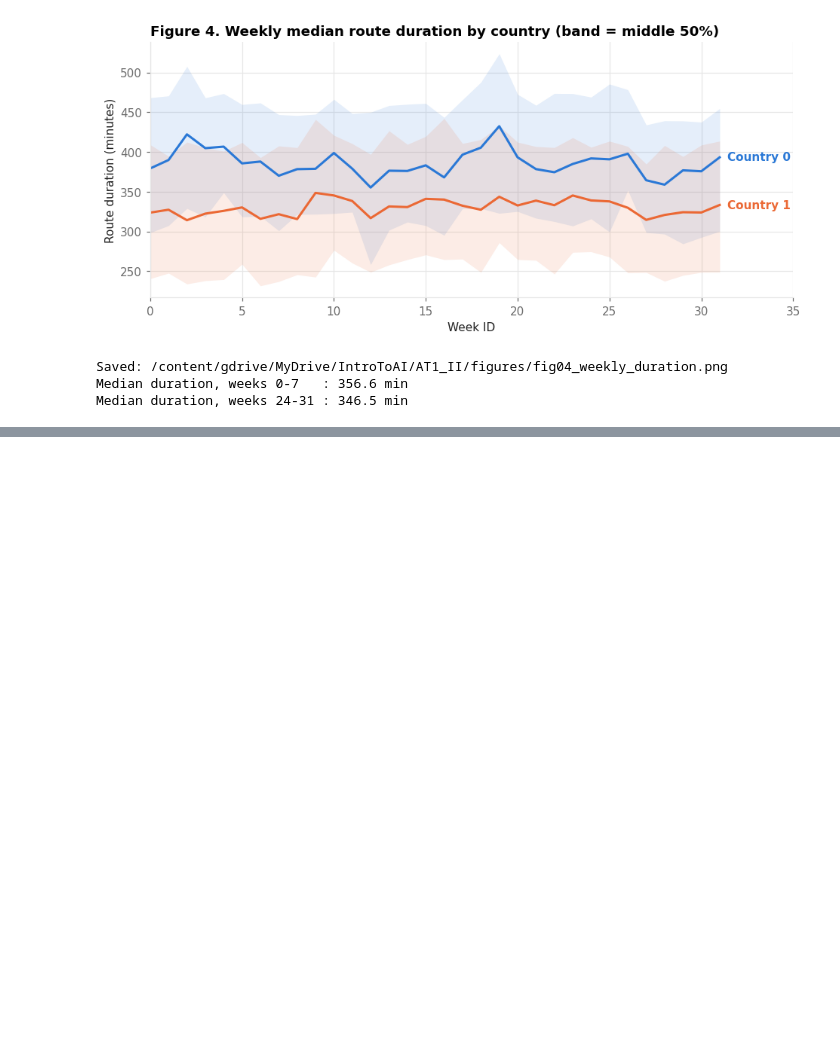
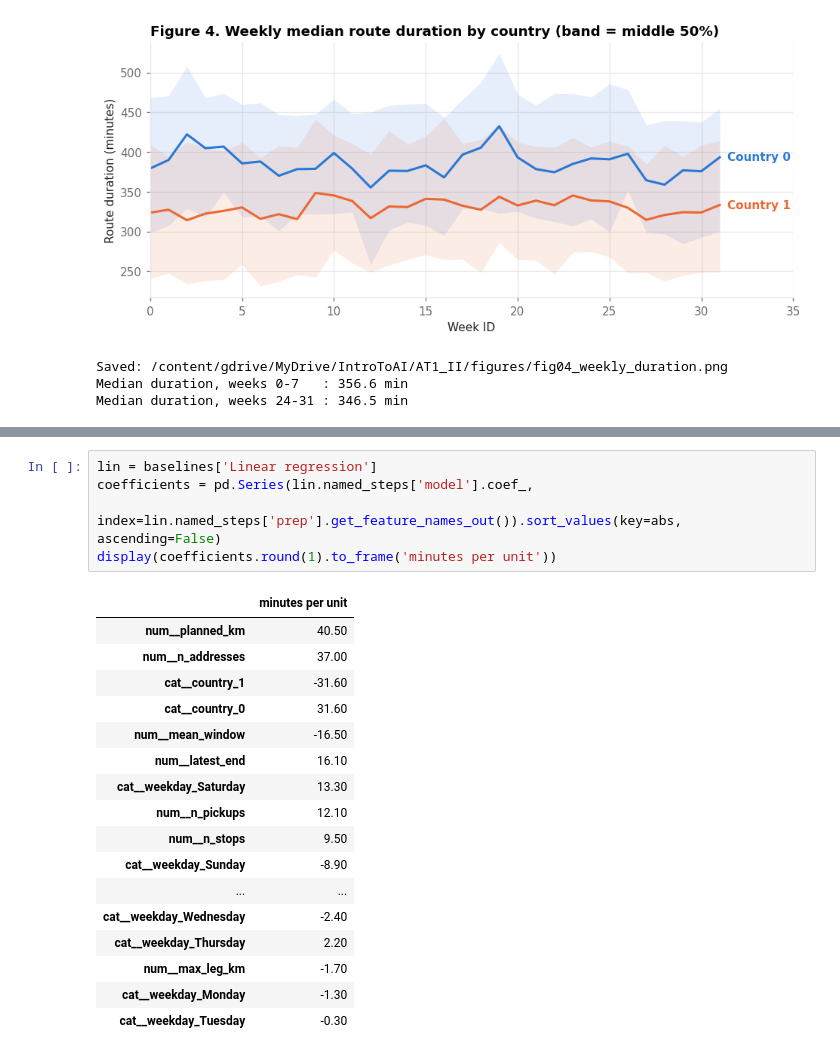
Before and after one commit to brucenguyen0302-code/last-mile-route-duration, a Jupyter notebook: notebooks/AT1_II_route_duration.ipynb, the cells around one changed output, grey strips where cells are left out. Drawn from its saved outputs; the diff is of its cells as text; blank space fills up the shorter version.

```diff
--- a/notebooks/AT1_II_route_duration.ipynb
+++ b/notebooks/AT1_II_route_duration.ipynb
@@ -592,0 +737,23 @@ Median duration, weeks 24-31 : 346.5 min
+# %%
+lin = baselines['Linear regression']
+coefficients = pd.Series(lin.named_steps['model'].coef_,
+                         index=lin.named_steps['prep'].get_feature_names_out()).sort_values(key=abs, ascending=False)
+display(coefficients.round(1).to_frame('minutes per unit'))
+# %% [output]
+|  | minutes per unit |
+| num__planned_km | 40.50 |
+| num__n_addresses | 37.00 |
+| cat__country_1 | -31.60 |
+| cat__country_0 | 31.60 |
+| num__mean_window | -16.50 |
+| num__latest_end | 16.10 |
+| cat__weekday_Saturday | 13.30 |
+| num__n_pickups | 12.10 |
+| num__n_stops | 9.50 |
+| cat__weekday_Sunday | -8.90 |
+| ... | ... |
+| cat__weekday_Wednesday | -2.40 |
+| cat__weekday_Thursday | 2.20 |
+| num__max_leg_km | -1.70 |
+| cat__weekday_Monday | -1.30 |
+| cat__weekday_Tuesday | -0.30 |
```
Also changed, not shown: parts of 7 cells of this notebook.
